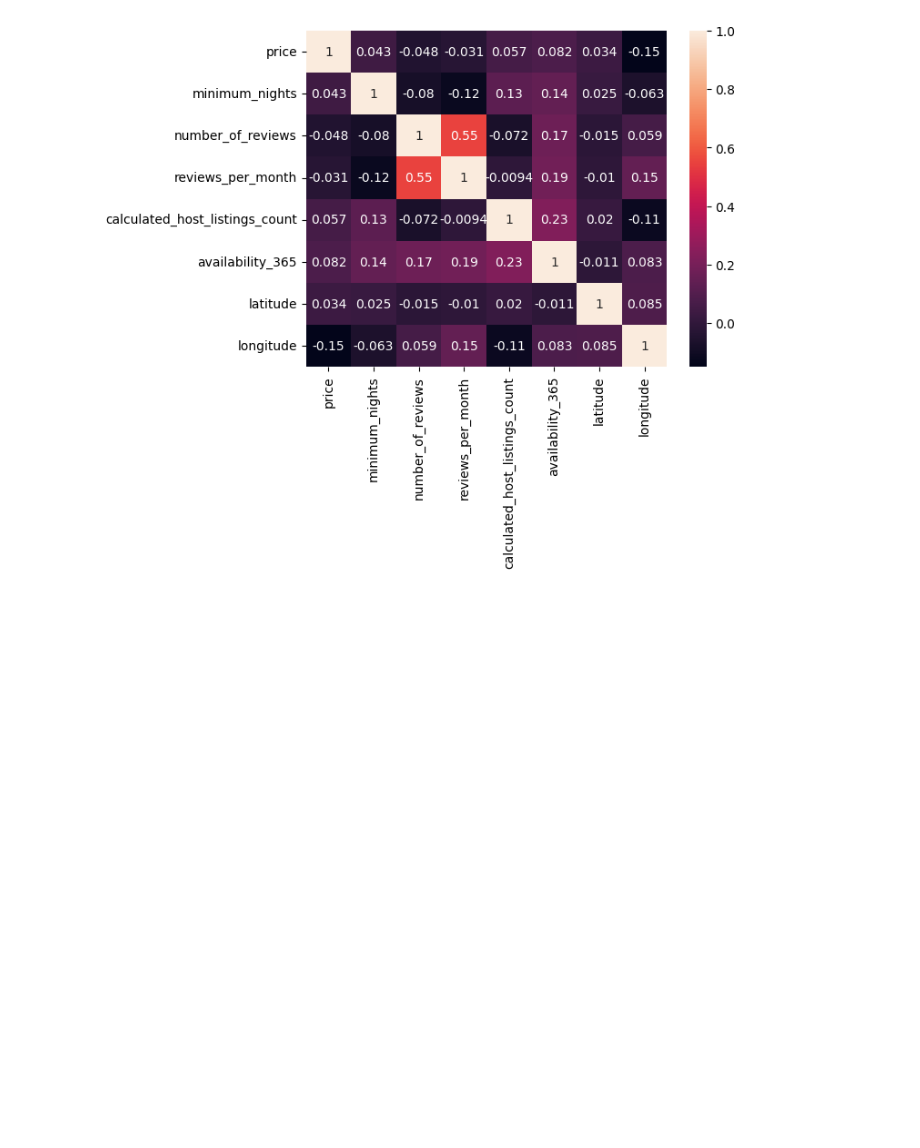
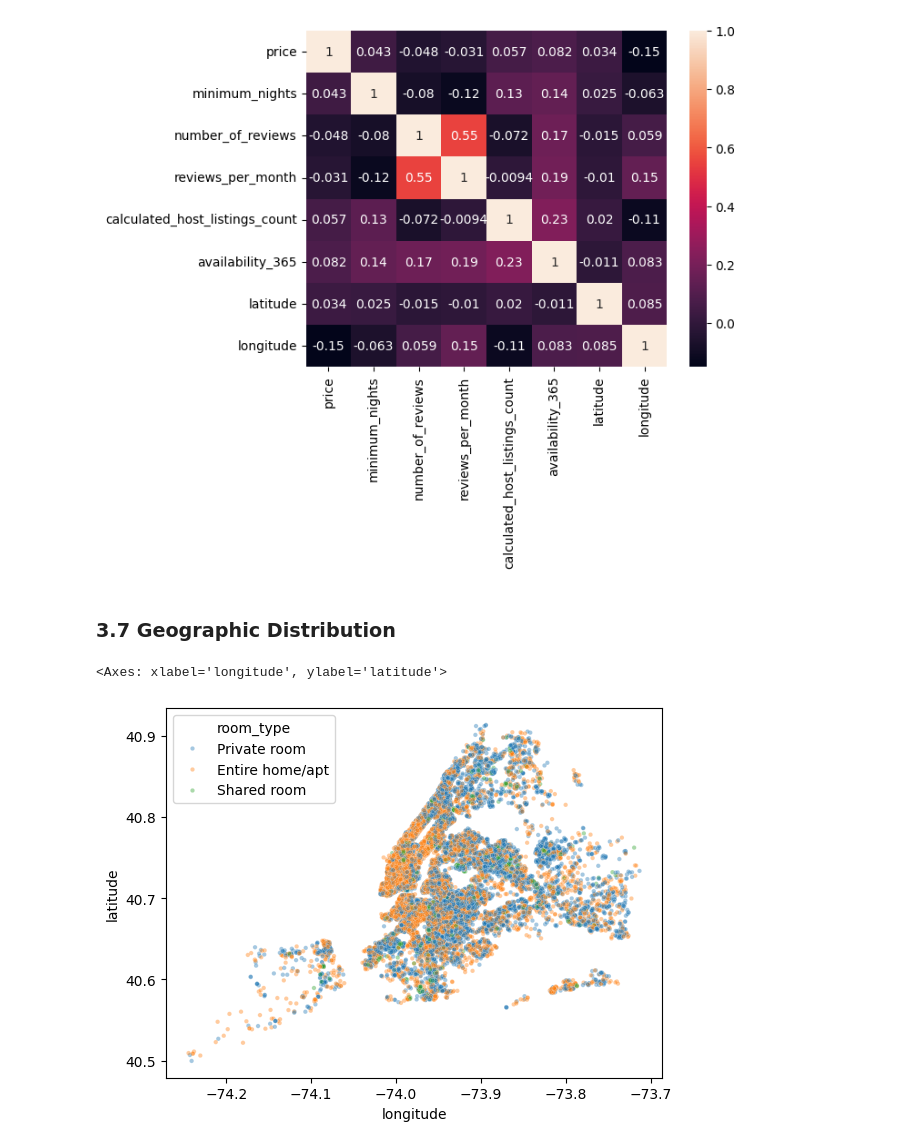
Before and after one commit to suprim-karki/ai-ml-portfolio, a Jupyter notebook: machine-learning/projects/nyc-airbnb-room-type-classification/nyc_airbnb.ipynb, the cells around one changed output. Cells and saved outputs as stored; diff of their text form; code cells hidden in the pictures; blank space fills up the shorter version.

Commit message:
Geographic Distribution

```diff
--- a/machine-learning/projects/nyc-airbnb-room-type-classification/nyc_airbnb.ipynb
+++ b/machine-learning/projects/nyc-airbnb-room-type-classification/nyc_airbnb.ipynb
@@ -162,3 +162,10 @@ sns.heatmap(corr, annot=True)
 # %% [output]
 <Axes: >
 [figure]
+# %% [markdown]
+### 3.7 Geographic Distribution
+# %%
+sns.scatterplot(x='longitude', y='latitude', data=df, hue='room_type', alpha=0.4, s=10)
+# %% [output]
+<Axes: xlabel='longitude', ylabel='latitude'>
+[figure, added]
```
